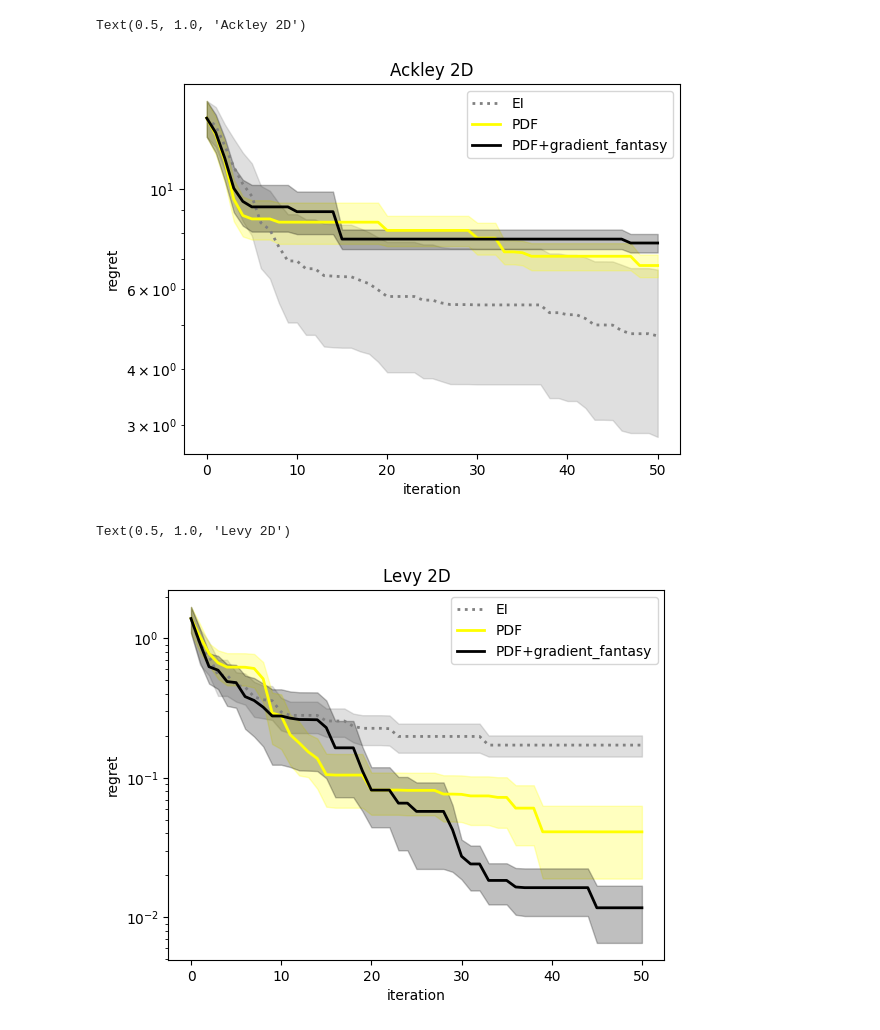
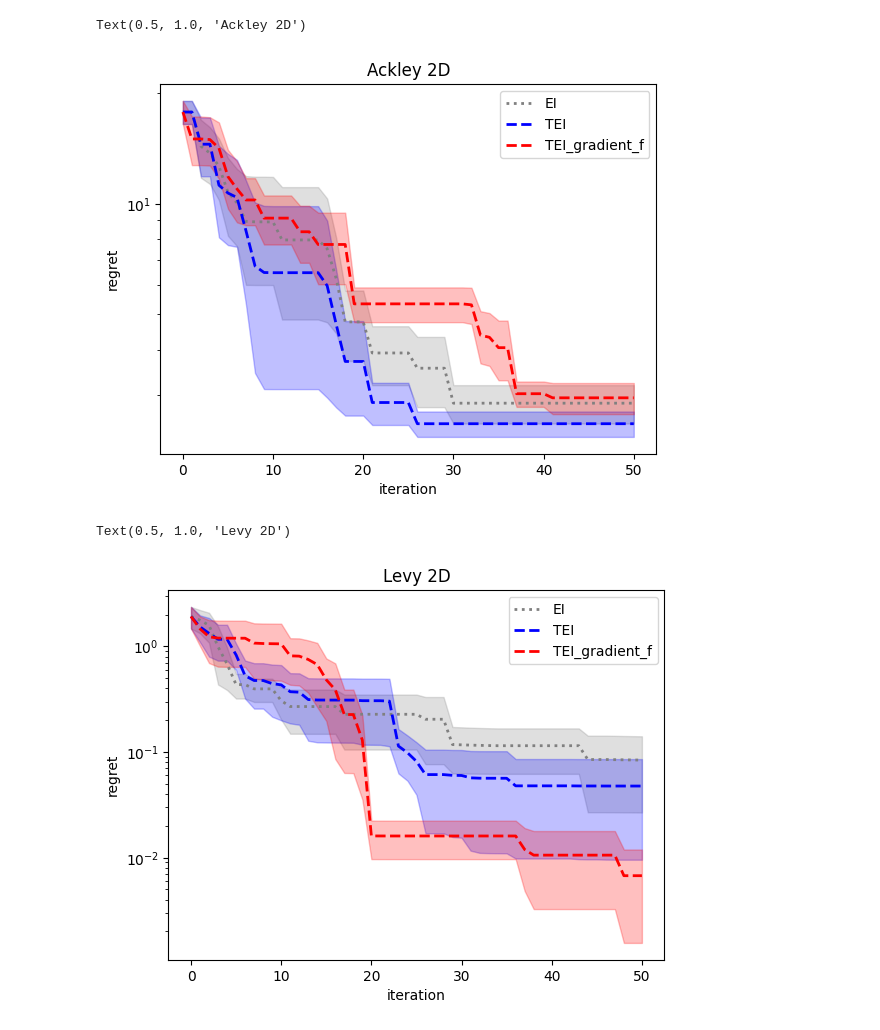
Before and after one commit to HanyangHenry-Wang/GPGradient_based_method, a Jupyter notebook: plot.ipynb, the cells around one changed output. Cells and saved outputs as stored; diff of their text form; code cells hidden in the pictures.

```diff
--- a/plot.ipynb
+++ b/plot.ipynb
@@ -58,49 +58,53 @@ def log_Regret_plot(res,fstar,label,color,linestyle,error_bound=True):
         plt.fill_between(iter, lower, upper,alpha=0.25,color=color)
 # %%
 EI = np.genfromtxt(os.path.join(os.getcwd(),'exp_res/Ackley2D_ExpectedImprovement'), delimiter=',')
-# TEI = np.genfromtxt(os.path.join(os.getcwd(),'exp_res/Beale2D_TruncatedExpectedImprovement'), delimiter=',')
+TEI = np.genfromtxt(os.path.join(os.getcwd(),'exp_res/Ackley2D_TruncatedExpectedImprovement'), delimiter=',')
+TEI_gradient_f = np.genfromtxt(os.path.join(os.getcwd(),'exp_res/Ackley2D_TruncatedExpectedImprovement_GradientEnhanced_fantasy_2'), delimiter=',')
 # MES = np.genfromtxt(os.path.join(os.getcwd(),'exp_res/Beale2D_MES_KnownOptimum'), delimiter=',')
-PDF = np.genfromtxt(os.path.join(os.getcwd(),'exp_res/Ackley2D_Fstar_pdf'), delimiter=',')
+#PDF = np.genfromtxt(os.path.join(os.getcwd(),'exp_res/Levy2D_Fstar_pdf'), delimiter=',')
 #PDF_gradient = np.genfromtxt(os.path.join(os.getcwd(),'exp_res/Branin2D_Fstar_pdf_GradientEnhanced'), delimiter=',')
-PDF_gradient_f = np.genfromtxt(os.path.join(os.getcwd(),'exp_res/Ackley2D_Fstar_pdf_GradientEnhanced_fantasy'), delimiter=',')
+#PDF_gradient_f = np.genfromtxt(os.path.join(os.getcwd(),'exp_res/Levy2D_Fstar_pdf_GradientEnhanced_fantasy'), delimiter=',')
 
 fstar = 0.
 
 log_RegretMean_plot(EI,fstar=fstar,label='EI',color='grey',linestyle='dotted',error_bound=True)
-# log_RegretMean_plot(TEI,fstar=fstar,label='TEI',color='blue',linestyle='dashed',error_bound=True)
+log_RegretMean_plot(TEI,fstar=fstar,label='TEI',color='blue',linestyle='dashed',error_bound=True)
+log_RegretMean_plot(TEI_gradient_f,fstar=fstar,label='TEI_gradient_f',color='red',linestyle='dashed',error_bound=True)
 # log_RegretMean_plot(MES,fstar=fstar,label='MES',color='darkviolet',linestyle='-',error_bound=True)
-log_RegretMean_plot(PDF,fstar=fstar,label='PDF',color='yellow',linestyle='-',error_bound=True)
+#log_RegretMean_plot(PDF,fstar=fstar,label='PDF',color='yellow',linestyle='-',error_bound=True)
 #log_RegretMean_plot(PDF_gradient,fstar=fstar,label='PDF+gradient',color='black',linestyle='-',error_bound=True)
-log_RegretMean_plot(PDF_gradient_f,fstar=fstar,label='PDF+gradient_fantasy',color='black',linestyle='-',error_bound=True)
+#log_RegretMean_plot(PDF_gradient_f,fstar=fstar,label='PDF+gradient_fantasy',color='black',linestyle='-',error_bound=True)
 
 plt.xlabel('iteration')
 plt.ylabel('regret')
 
 plt.grid()
 
 plt.yscale("log")
 plt.grid()
 plt.legend()
 plt.title('Ackley 2D')
 # %% [output]
 Text(0.5, 1.0, 'Ackley 2D')
-[figure, old version]
+[figure, new version]
 # %%
 EI = np.genfromtxt(os.path.join(os.getcwd(),'exp_res/Levy2D_ExpectedImprovement'), delimiter=',')
-# TEI = np.genfromtxt(os.path.join(os.getcwd(),'exp_res/Beale2D_TruncatedExpectedImprovement'), delimiter=',')
+TEI = np.genfromtxt(os.path.join(os.getcwd(),'exp_res/Levy2D_TruncatedExpectedImprovement'), delimiter=',')
+TEI_gradient_f = np.genfromtxt(os.path.join(os.getcwd(),'exp_res/Levy2D_TruncatedExpectedImprovement_GradientEnhanced_fantasy_2'), delimiter=',')
 # MES = np.genfromtxt(os.path.join(os.getcwd(),'exp_res/Beale2D_MES_KnownOptimum'), delimiter=',')
-PDF = np.genfromtxt(os.path.join(os.getcwd(),'exp_res/Levy2D_Fstar_pdf'), delimiter=',')
+#PDF = np.genfromtxt(os.path.join(os.getcwd(),'exp_res/Levy2D_Fstar_pdf'), delimiter=',')
 #PDF_gradient = np.genfromtxt(os.path.join(os.getcwd(),'exp_res/Branin2D_Fstar_pdf_GradientEnhanced'), delimiter=',')
-PDF_gradient_f = np.genfromtxt(os.path.join(os.getcwd(),'exp_res/Levy2D_Fstar_pdf_GradientEnhanced_fantasy'), delimiter=',')
+#PDF_gradient_f = np.genfromtxt(os.path.join(os.getcwd(),'exp_res/Levy2D_Fstar_pdf_GradientEnhanced_fantasy'), delimiter=',')
 
 fstar = 0.
 
 log_RegretMean_plot(EI,fstar=fstar,label='EI',color='grey',linestyle='dotted',error_bound=True)
-# log_RegretMean_plot(TEI,fstar=fstar,label='TEI',color='blue',linestyle='dashed',error_bound=True)
+log_RegretMean_plot(TEI,fstar=fstar,label='TEI',color='blue',linestyle='dashed',error_bound=True)
+log_RegretMean_plot(TEI_gradient_f,fstar=fstar,label='TEI_gradient_f',color='red',linestyle='dashed',error_bound=True)
 # log_RegretMean_plot(MES,fstar=fstar,label='MES',color='darkviolet',linestyle='-',error_bound=True)
-log_RegretMean_plot(PDF,fstar=fstar,label='PDF',color='yellow',linestyle='-',error_bound=True)
+#log_RegretMean_plot(PDF,fstar=fstar,label='PDF',color='yellow',linestyle='-',error_bound=True)
 #log_RegretMean_plot(PDF_gradient,fstar=fstar,label='PDF+gradient',color='black',linestyle='-',error_bound=True)
-log_RegretMean_plot(PDF_gradient_f,fstar=fstar,label='PDF+gradient_fantasy',color='black',linestyle='-',error_bound=True)
+#log_RegretMean_plot(PDF_gradient_f,fstar=fstar,label='PDF+gradient_fantasy',color='black',linestyle='-',error_bound=True)
 
 plt.xlabel('iteration')
 plt.ylabel('regret')
@@ -113,4 +117,4 @@ plt.legend()
 plt.title('Levy 2D')
 # %% [output]
 Text(0.5, 1.0, 'Levy 2D')
-[figure, old version]
+[figure, new version]
```
Also changed, not shown: parts of 8 cells of this notebook, 48 other files.
